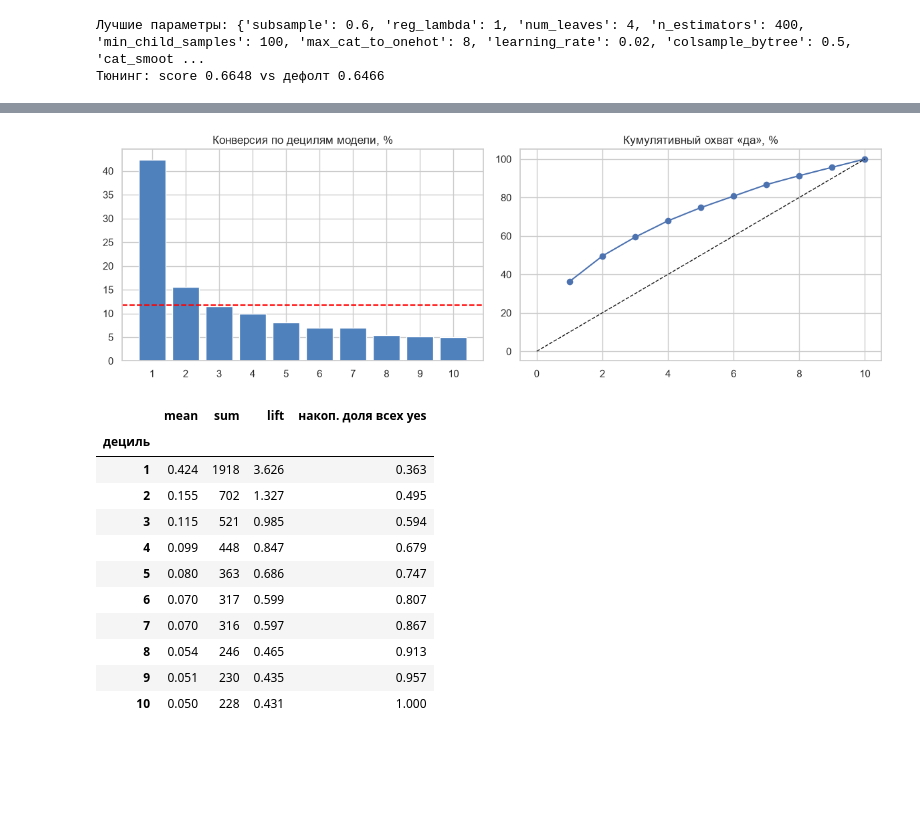
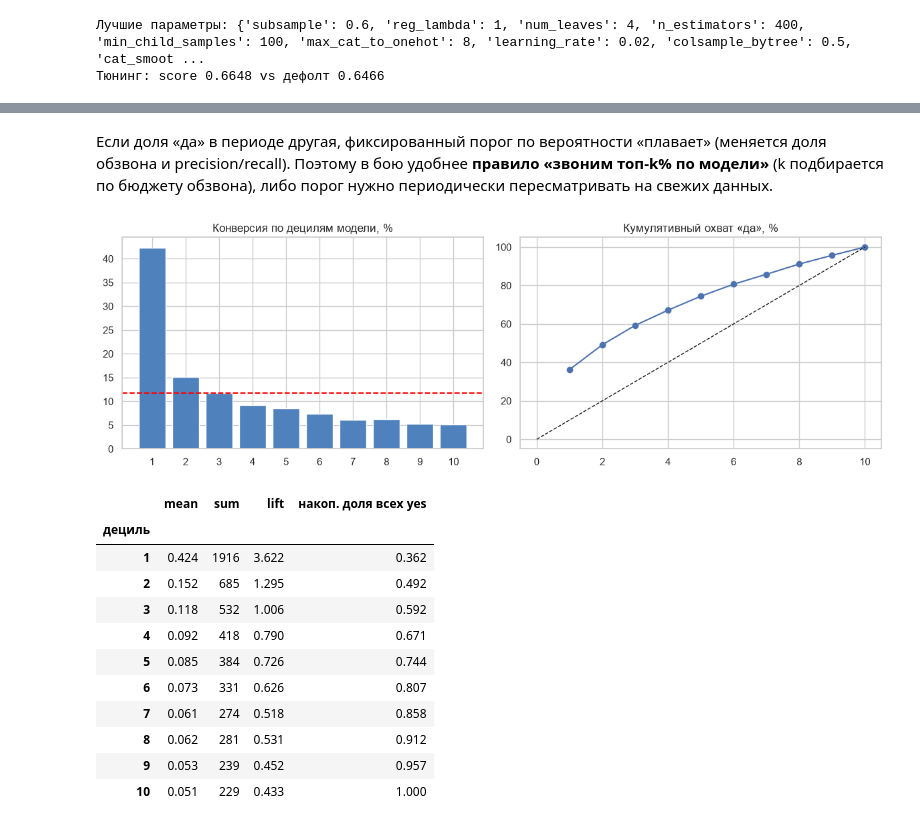
Before and after one commit to RafaelPozoyan/UrFU_project, a Jupyter notebook: model_levin.ipynb, the cells around one changed output, grey strips where cells are left out. Drawn from its saved outputs; the diff is of its cells as text; code cells hidden in the pictures; blank space fills up the shorter version.

Commit message:
Итоговая модель без ансамблей: сэмплинг/веса/SMOTENC, порог и цена ошибок, hold-out
Co-Authored-By: Claude Sonnet 5.5 <noreply@anthropic.com>

```diff
--- a/model_levin.ipynb
+++ b/model_levin.ipynb
@@ -301,9 +372,8 @@ ens.round(3)
 # %%
-final_name = max(sets, key=lambda k: np.mean([ens.loc[k, (s, 'auc')] for s in ('block', 'time')]))
-final_models = sets[final_name]; print('Финальная модель:', final_name)
-oofs = {s: blend(final_models, s)[1] for s in SCHEMES}; folds = {s: runs[final_models[0]][s][2] for s in SCHEMES}
+final_row, final = both(lambda X: make_lgb(X, **best), X_np)
 for s in SCHEMES:
-    t = score_oof(y, oofs[s], folds[s]); ids = sorted(set(folds[s][folds[s] >= 0]))
-    t['тест, n'] = [(folds[s] == i).sum() for i in ids]; t['доля yes в тесте'] = [y[folds[s] == i].mean() for i in ids]
-    print(f'\nСхема {s}: метрики по фолдам (PR-AUC между фолдами сравнивать нельзя — разная доля yes)'); display(t.round(3))
+    t = final[s][0].copy(); f = final[s][2]; ids = sorted(set(f[f >= 0]))
+    t['тест, n'] = [(f == i).sum() for i in ids]; t['доля yes в тесте'] = [y[f == i].mean() for i in ids]
+    print(f'Схема {s}: по фолдам (PR-AUC между фолдами сравнивать нельзя — разная доля yes)'); display(t.round(3))
+pd.DataFrame({s: final[s][0].mean() for s in SCHEMES}).T.assign(**{'baseline PR': y.mean()}).round(3)
 # %% [output]
@@ -346,22 +517,24 @@ LightGBM tuned (np), strat 5x3: AUC = 0.7441 ± 0.0092
+# %% [markdown]
+Если доля «да» в периоде другая, фиксированный порог по вероятности «плавает» (меняется доля обзвона и precision/recall). Поэтому в бою удобнее **правило «звоним топ-k% по модели»** (k подбирается по бюджету обзвона), либо порог нужно периодически пересматривать на свежих данных.
 # %%
 # Lift по децилям (OOF блочной CV — честная оценка): куда звонить в первую очередь
-d = pd.DataFrame({'p': oofs['block'], 'y': y}); d['дециль'] = pd.qcut(d.p.rank(method='first', ascending=False), 10, labels=range(1, 11))
+d = pd.DataFrame({'p': final['block'][1], 'y': y}); d['дециль'] = pd.qcut(d.p.rank(method='first', ascending=False), 10, labels=range(1, 11))
 g = d.groupby('дециль', observed=True).y.agg(['mean', 'sum']); g['lift'] = g['mean'] / y.mean(); g['накоп. доля всех yes'] = g['sum'].cumsum() / y.sum()
 fig, axs = plt.subplots(1, 2, figsize=(12, 4))
 axs[0].bar(g.index.astype(str), g['mean'] * 100, color='#4f81bd'); axs[0].axhline(y.mean() * 100, color='red', ls='--'); axs[0].set_title('Конверсия по децилям модели, %')
 axs[1].plot(range(1, 11), g['накоп. доля всех yes'] * 100, 'o-'); axs[1].plot([0, 10], [0, 100], 'k--', lw=1); axs[1].set_title('Кумулятивный охват «да», %')
 plt.tight_layout(); plt.show(); g.round(3)
 # %% [output]
-[figure, old version]
+[figure, new version]
 |  | mean | sum | lift | накоп. доля всех yes |
 | дециль |  |  |  |  |
-| 1 | 0.424 | 1918 | 3.626 | 0.363 |
-| 2 | 0.155 | 702 | 1.327 | 0.495 |
-| 3 | 0.115 | 521 | 0.985 | 0.594 |
-| 4 | 0.099 | 448 | 0.847 | 0.679 |
-| 5 | 0.080 | 363 | 0.686 | 0.747 |
-| 6 | 0.070 | 317 | 0.599 | 0.807 |
-| 7 | 0.070 | 316 | 0.597 | 0.867 |
-| 8 | 0.054 | 246 | 0.465 | 0.913 |
-| 9 | 0.051 | 230 | 0.435 | 0.957 |
-| 10 | 0.050 | 228 | 0.431 | 1.000 |
+| 1 | 0.424 | 1916 | 3.622 | 0.362 |
+| 2 | 0.152 | 685 | 1.295 | 0.492 |
+| 3 | 0.118 | 532 | 1.006 | 0.592 |
+| 4 | 0.092 | 418 | 0.790 | 0.671 |
+| 5 | 0.085 | 384 | 0.726 | 0.744 |
+| 6 | 0.073 | 331 | 0.626 | 0.807 |
+| 7 | 0.061 | 274 | 0.518 | 0.858 |
+| 8 | 0.062 | 281 | 0.531 | 0.912 |
+| 9 | 0.053 | 239 | 0.452 | 0.957 |
+| 10 | 0.051 | 229 | 0.433 | 1.000 |
```
Also changed, not shown: parts of 24 cells of this notebook.
